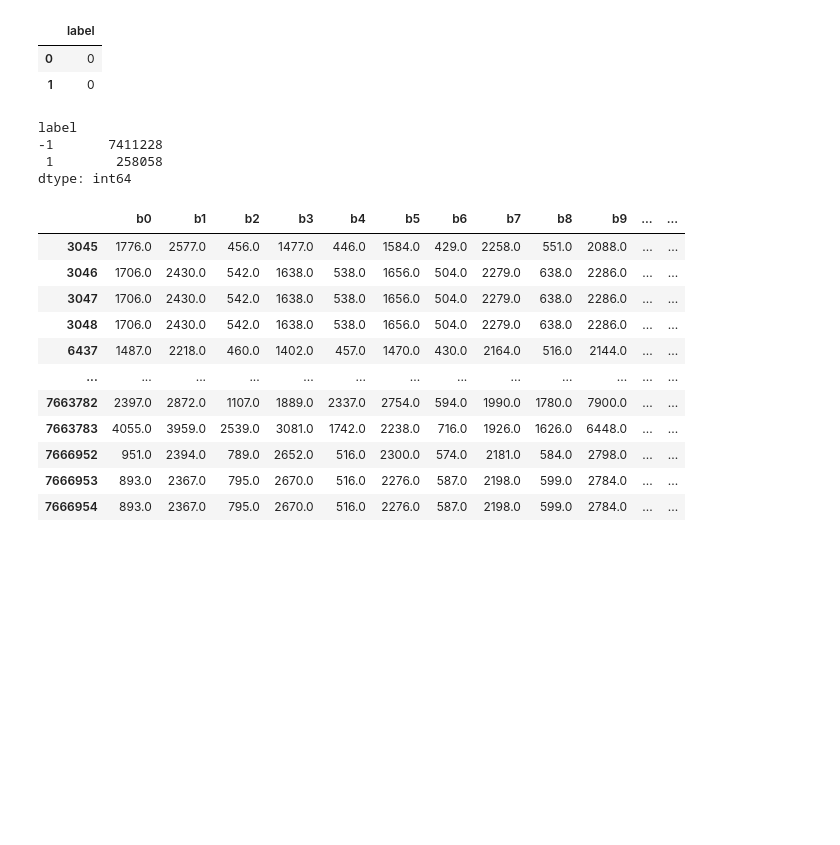
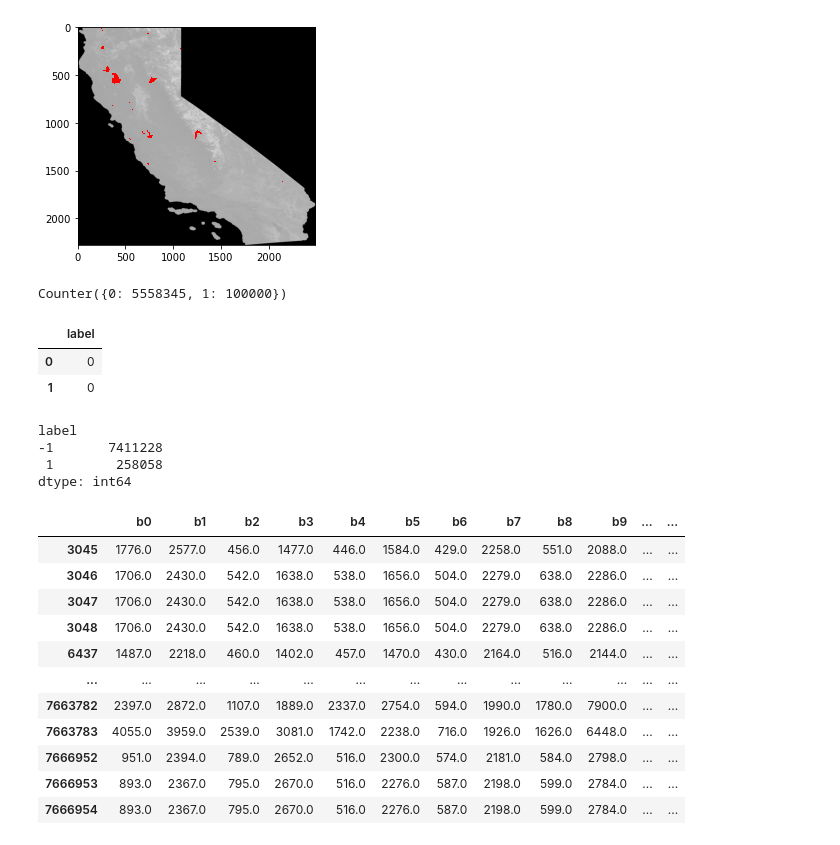
Before and after one commit to langfordzl/remotesensing_mlsvm, a Jupyter notebook: permonsvm/dataprep_mlsvm_permon.ipynb, the cells around one changed output. Saved outputs shown, nothing was run; the diff lists cells and outputs as text; code cells hidden in the pictures; blank space fills up the shorter version.

```diff
--- a/permonsvm/dataprep_mlsvm_permon.ipynb
+++ b/permonsvm/dataprep_mlsvm_permon.ipynb
@@ -40,3 +29,15 @@ array([[      0, 7411228],
+# %%
+view = imshow(img, classes=mask)
+view.set_display_mode('overlay')
+view.class_alpha = 1.0
+# %% [output]
+[figure, added]
+# %%
+from collections import Counter
+
+Counter(mask.flatten())
+# %% [output]
+Counter({0: 5558345, 1: 100000})
 # %%
 import pandas as pd
 l = mask.flatten()
```
Also changed, not shown: parts of 5 cells of this notebook, 1 other file.
